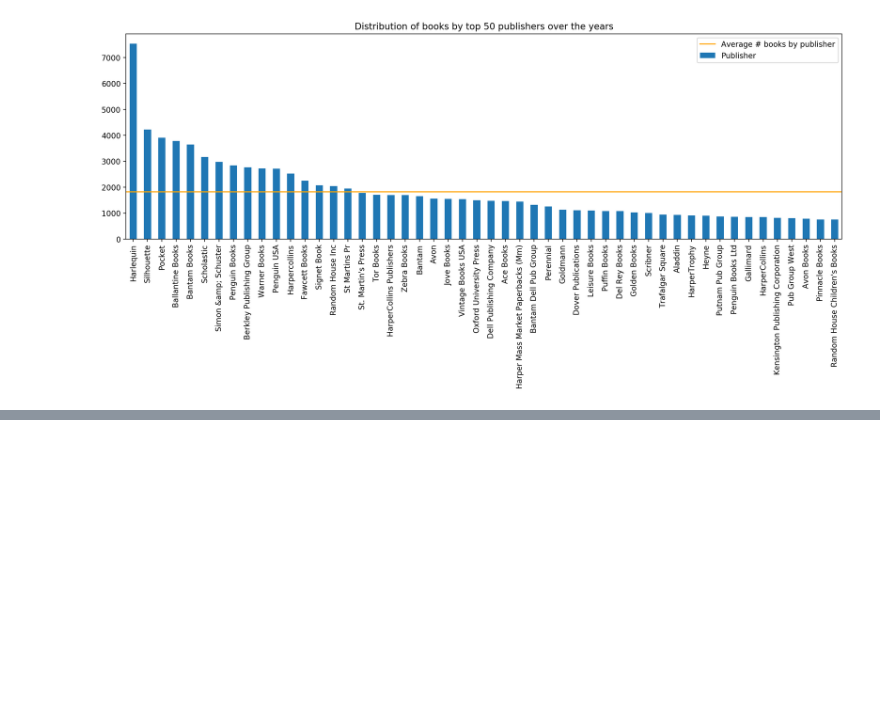
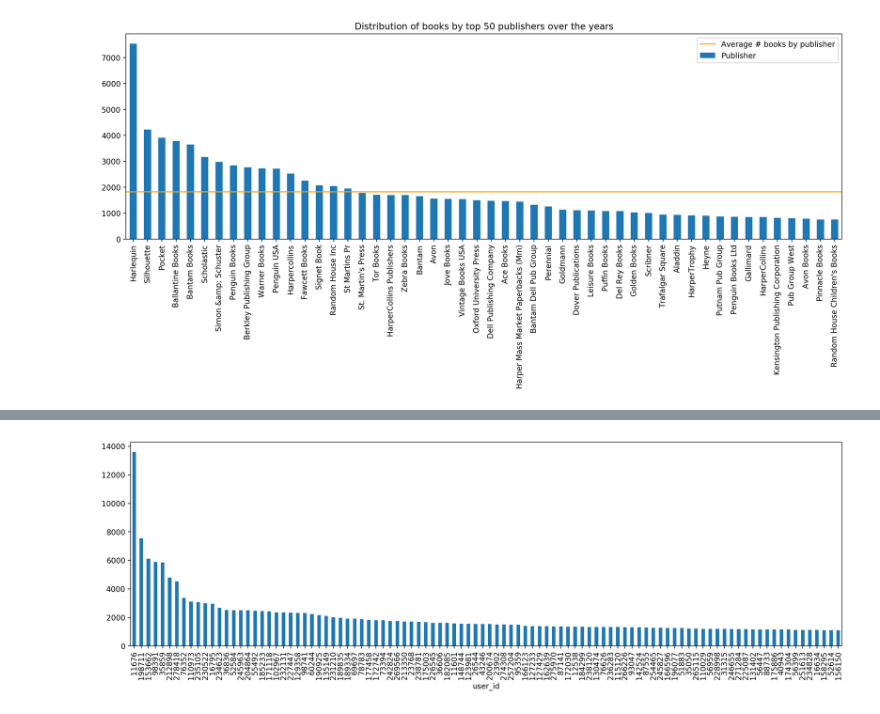
Before and after one commit to tjdharamsi/E4571-Personalisation-Theory-Project, a Jupyter notebook: analysis/exploratory-data-analysis.ipynb, the cells around one changed output, grey strips where cells are left out. Cells and saved outputs as stored; diff of their text form; code cells hidden in the pictures; blank space fills up the shorter version.

```diff
--- a/analysis/exploratory-data-analysis.ipynb
+++ b/analysis/exploratory-data-analysis.ipynb
@@ -66,3 +66,9 @@ books.head(4)
 | 1 | Clara Callan | Richard Bruce Wright | 2001 | HarperFlamingo Canada | http://images.amazon.com/images/P... | http://images.amazon.com/images/P... | 0002005018 | ... |
 | 2 | Decision in Normandy | Carlo D'Este | 1991 | HarperPerennial | http://images.amazon.com/images/P... | http://images.amazon.com/images/P... | 0060973129 | ... |
 | 3 | Flu: The Story of the Great Influ... | Gina Bari Kolata | 1999 | Farrar Straus Giroux | http://images.amazon.com/images/P... | http://images.amazon.com/images/P... | 0374157065 | ... |
+# %%
+ratings = pd.read_csv('clean-data/ratings.csv')
+# %%
+ratings.groupby('user_id').count()['book_rating'].sort_values(ascending=False).head(100).plot(kind='bar');
+# %% [output]
+[figure, added]
```
Also changed, not shown: parts of 4 cells of this notebook, 1 other file.
